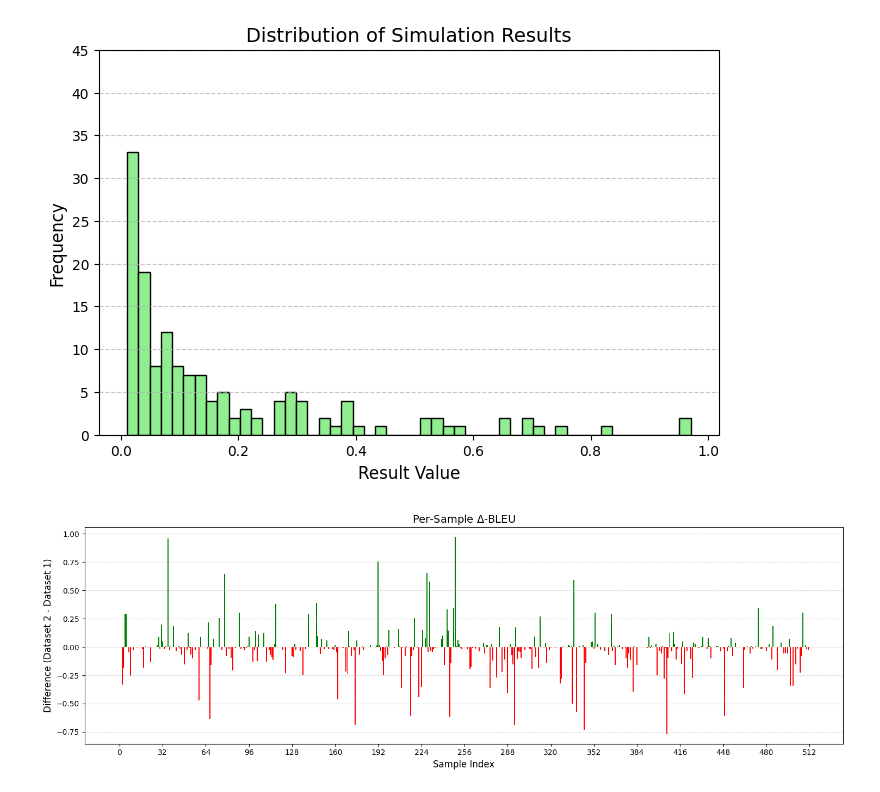
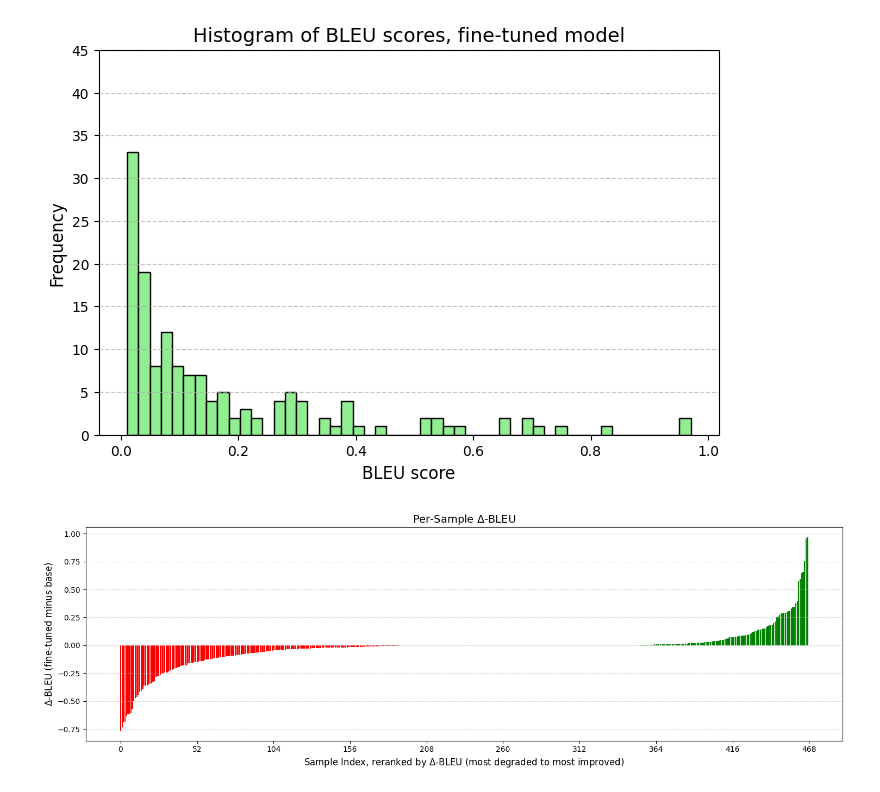
Before and after one commit to uwm-cs561/stunning-goggles, a Jupyter notebook: djs/analysis/analyze.ipynb, the cells around one changed output. Drawn from its saved outputs; the diff is of its cells as text; code cells hidden in the pictures.

Commit message:
plots

```diff
--- a/djs/analysis/analyze.ipynb
+++ b/djs/analysis/analyze.ipynb
@@ -110,51 +137,54 @@ import matplotlib.pyplot as plt
 
 plt.figure(figsize=(8, 5))
 plt.hist(fine_nonzeros, bins=50, color="lightgreen", edgecolor="black")
-plt.title("Distribution of Simulation Results", fontsize=14)
-plt.xlabel("Result Value", fontsize=12)
+plt.title("Histogram of BLEU scores, fine-tuned model", fontsize=14)
+plt.xlabel("BLEU score", fontsize=12)
 plt.ylabel("Frequency", fontsize=12)
 plt.grid(axis="y", linestyle="--", alpha=0.7)
 plt.ylim(0, 45)
 plt.show()
 # %% [output]
-[figure, old version]
+[figure, new version]
 # %%
 import matplotlib.pyplot as plt
 import numpy as np
 
 # Calculate differences
-differences = [
-    diff or 0 for diff in get_deltas(base_results_data, finetune_results_data)
-]
-# differences = sorted(
-#     diff
-#     for diff in get_deltas(base_results_data, finetune_results_data)
-#     if diff is not None
-# )
+# differences = [
+#     diff or 0 for diff in get_deltas(base_results_data, finetune_results_data)
+# ]
+differences = sorted(
+    diff
+    for diff in get_deltas(base_results_data, finetune_results_data)
+    if diff is not None
+)
 
 
 # Set up colors for positive (green) and negative (red) bars
 colors = ["green" if diff > 0 else "red" for diff in differences]
 
 # Plot
 plt.figure(figsize=(15, 5))
 bars = plt.bar(
     range(len(differences)),
     differences,
     color=colors,
 )
 
 # Add labels and title
 plt.title("Per-Sample $\Delta$-BLEU", fontsize=14)
-plt.xlabel("Sample Index", fontsize=12)
-plt.ylabel("Difference (Dataset 2 - Dataset 1)", fontsize=12)
+plt.xlabel(
+    "Sample Index, reranked by $\Delta$-BLEU (most degraded to most improved)",
+    fontsize=12,
+)
+plt.ylabel("$\Delta$-BLEU (fine-tuned minus base)", fontsize=12)
 
 # Customize x-axis to make the plot more readable if needed
-plt.xticks(ticks=np.linspace(0, len(differences), 17, dtype=int))
+plt.xticks(ticks=np.linspace(0, len(differences), 10, dtype=int))
 
 # Show plot
 plt.grid(axis="y", linestyle="--", alpha=0.5)
 plt.tight_layout()
 plt.show()
 # %% [output]
-[figure, old version]
+[figure, new version]
```
Also changed, not shown: parts of 4 cells of this notebook.
